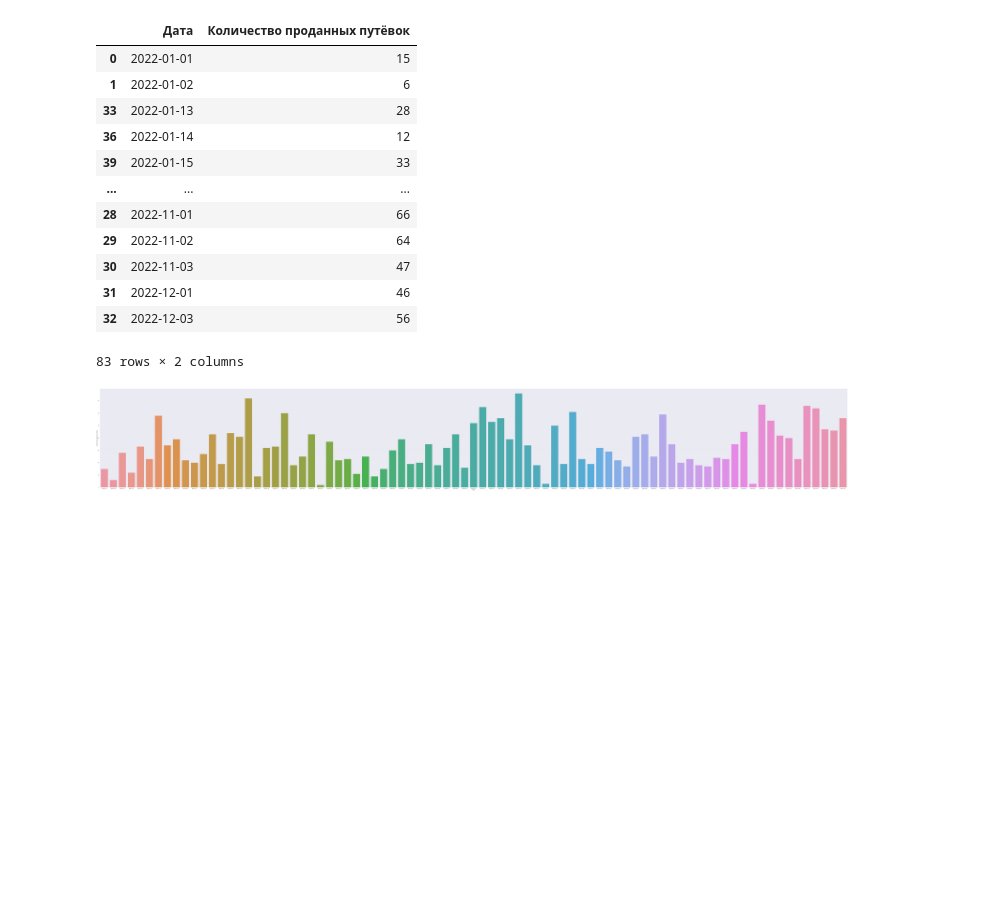
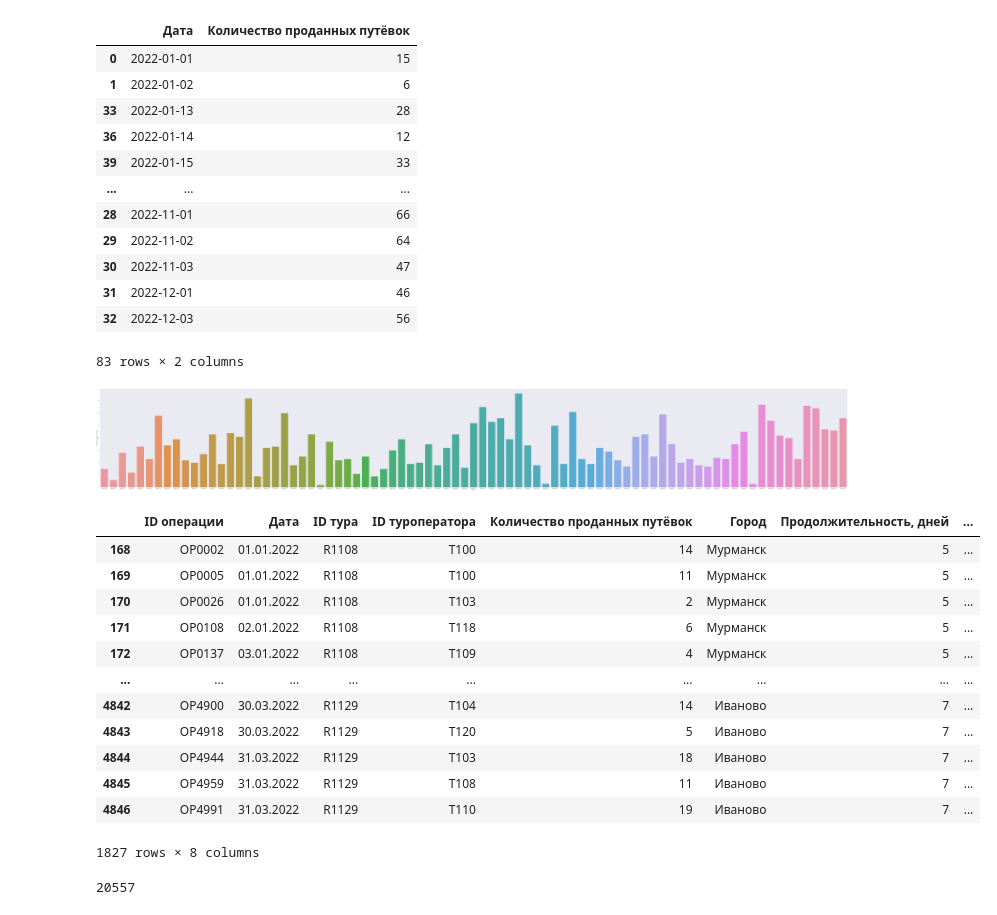
Before and after one commit to aversionq/Innopolis-uni-tasks, a Jupyter notebook: pd_task.ipynb, the cells around one changed output. Drawn from its saved outputs; the diff is of its cells as text; code cells hidden in the pictures; blank space fills up the shorter version.

```diff
--- a/pd_task.ipynb
+++ b/pd_task.ipynb
@@ -68,5 +68,7 @@ df_travels
 | 30 | R1131 | Псков | 7 | 20000 |
 | 31 | R1132 | Великие Луки | 7 | 24100 |
 # %%
-df_sale['Количество проданных путёвок'].sum()
+reg_centers = ['Москва', 'Вологда', 'Мурманск', "Петрозаводск", "Санкт-Петербург", "Ярославль", "Архангельск", "Тверь", "Иваново", "Кострома", "Псков", "Сыктывкар"]
+df_reg_centers = df_travels[df_travels['Город'].isin(reg_centers)]
+df_reg_centers
 # %% [output]
@@ -249,3 +278,27 @@ sns.barplot(data=mechta_each_day, x="Дата", y="Количество прод
 plt.savefig("mechta.png")
 # %% [output]
 [figure]
+# %%
+reg_cities_df = pd.merge(df_sale, df_travels)
+# %%
+reg_cities_final = reg_cities_df[reg_cities_df['Город'].isin(reg_centers)]
+# %%
+reg_cities_final
+# %% [output]
+|  | ID операции | Дата | ID тура | ID туроператора | Количество проданных путёвок | Город | Продолжительность, дней | ... |
+| 168 | OP0002 | 01.01.2022 | R1108 | T100 | 14 | Мурманск | 5 | ... |
+| 169 | OP0005 | 01.01.2022 | R1108 | T100 | 11 | Мурманск | 5 | ... |
+| 170 | OP0026 | 01.01.2022 | R1108 | T103 | 2 | Мурманск | 5 | ... |
+| 171 | OP0108 | 02.01.2022 | R1108 | T118 | 6 | Мурманск | 5 | ... |
+| 172 | OP0137 | 03.01.2022 | R1108 | T109 | 4 | Мурманск | 5 | ... |
+| ... | ... | ... | ... | ... | ... | ... | ... | ... |
+| 4842 | OP4900 | 30.03.2022 | R1129 | T104 | 14 | Иваново | 7 | ... |
+| 4843 | OP4918 | 30.03.2022 | R1129 | T120 | 5 | Иваново | 7 | ... |
+| 4844 | OP4944 | 31.03.2022 | R1129 | T103 | 18 | Иваново | 7 | ... |
+| 4845 | OP4959 | 31.03.2022 | R1129 | T108 | 11 | Иваново | 7 | ... |
+| 4846 | OP4991 | 31.03.2022 | R1129 | T110 | 19 | Иваново | 7 | ... |
+1827 rows × 8 columns
+# %%
+reg_cities_final['Количество проданных путёвок'].sum()
+# %% [output]
+20557
```
Also changed, not shown: parts of 2 cells of this notebook.
